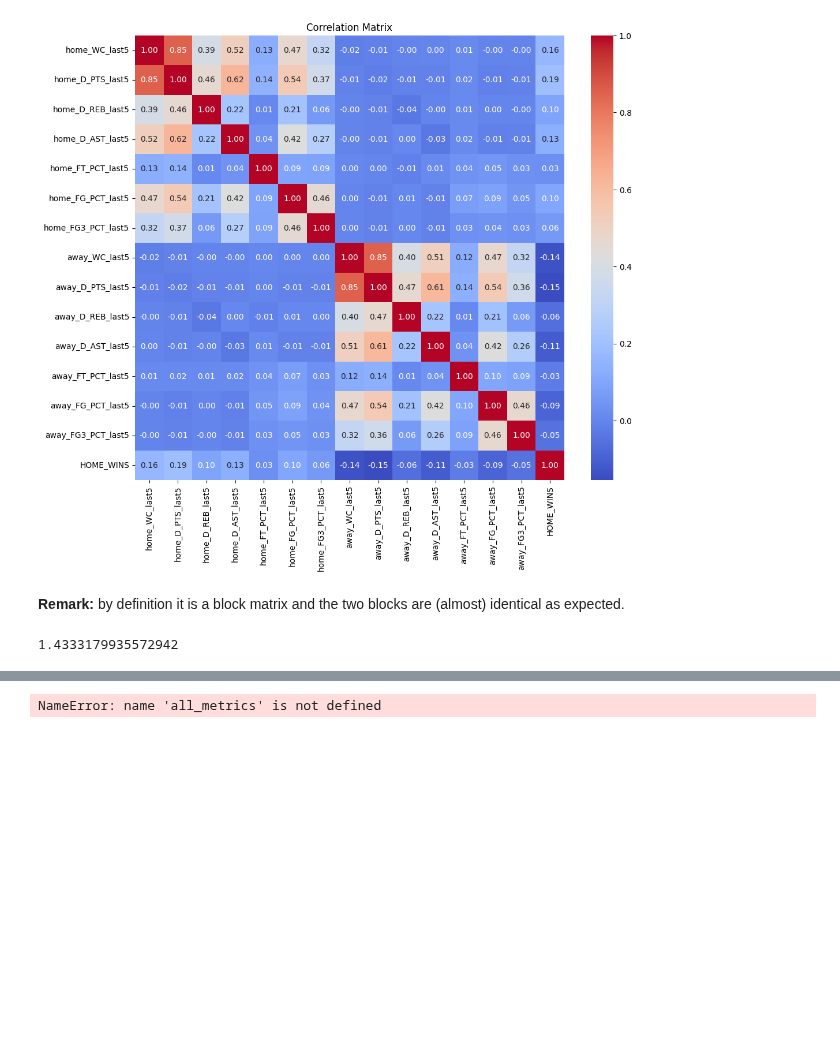
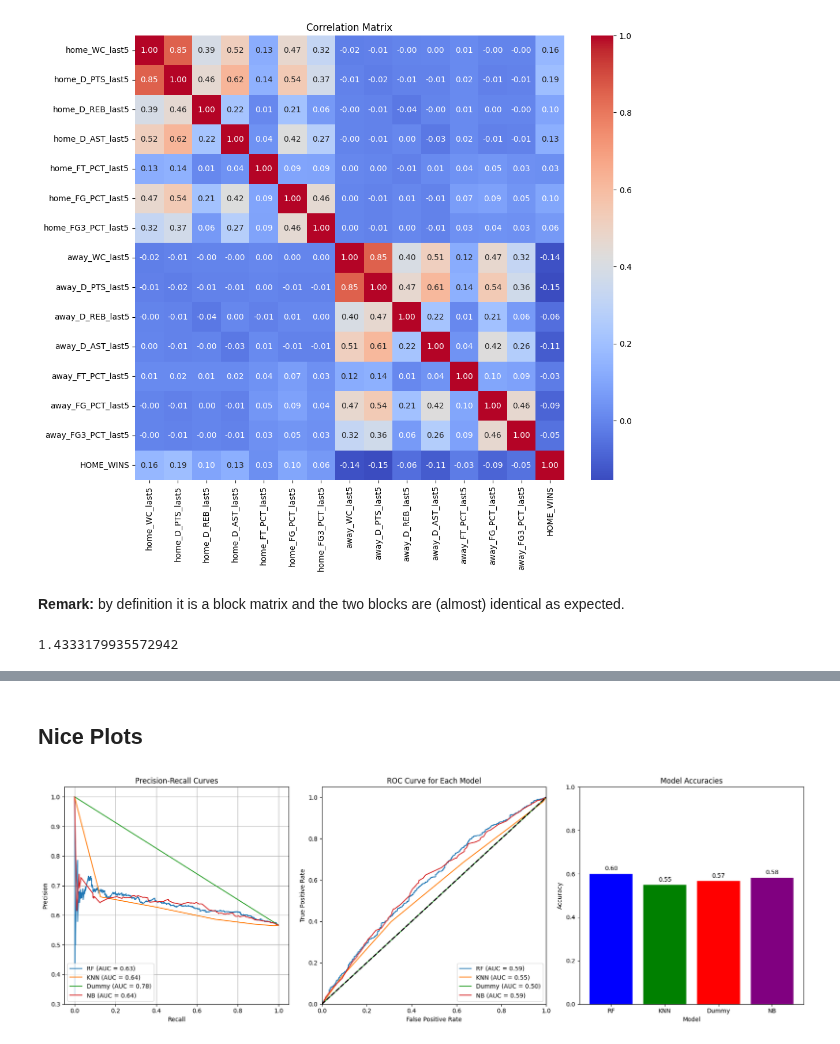
Before and after one commit to giovanni-lucarelli/basket, a Jupyter notebook: main.ipynb, the cells around one changed output, grey strips where cells are left out. Saved outputs shown, nothing was run; the diff lists cells and outputs as text; code cells hidden in the pictures; blank space fills up the shorter version.

```diff
--- a/main.ipynb
+++ b/main.ipynb
@@ -209,4 +244,6 @@ knn_metrics = classification_assessment(best_knn, 'KNN', X_test, y_test)
 dummy_classifier = DummyClassifier()
 dummy_classifier.fit(X_train, y_train)
 
-dummy_metrics = classification_assessment(dummy_classifier, 'dummy', X_test, y_test)
+dummy_metrics = classification_assessment(dummy_classifier, X_test, y_test)
+
+all_metrics['Dummy'] = dummy_metrics
@@ -244,15 +249,0 @@ plt.show()
-# %%
-# Extract accuracies from the metrics
-accuracies = {model: metrics['accuracy'] for model, metrics in all_metrics.items()}
-
-# Plot the accuracies
-plt.figure(figsize=(10, 6))
-plt.bar(accuracies.keys(), accuracies.values(), color=['blue', 'green', 'red', 'purple'])
-# Add the accuracy values on top of each bar
-for i, (model, accuracy) in enumerate(accuracies.items()):
-    plt.text(i, accuracy + 0.01, f'{accuracy:.2f}', ha='center', va='bottom')
-plt.xlabel('Model')
-plt.ylabel('Accuracy')
-plt.title('Model Accuracies')
-plt.ylim(0, 1)
-plt.show()
@@ -263,8 +250,52 @@ Save all the metrics on a file, to make future plots without running everytime
-# %%
-import json
-
-# Save the all_metrics dictionary to a JSON file
-with open('all_metrics.json', 'w') as f:
-    json.dump(all_metrics, f, indent=4)
-# %% [output]
-NameError: name 'all_metrics' is not defined
+# %% [markdown]
+## Nice Plots
+# %%
+# Create a single figure with 3 subplots (1 row, 3 columns)
+fig, axs = plt.subplots(1, 3, figsize=(18, 6))
+
+# Precision-Recall Curve
+for model_name, metrics in all_metrics.items():
+    precision, recall = metrics["precision_recall"]
+    axs[0].plot(recall, precision, label=f'{model_name} (AUC = {metrics["precision_recall_auc"]:.2f})')
+
+axs[0].set_xlabel('Recall')
+axs[0].set_ylabel('Precision')
+axs[0].set_title('Precision-Recall Curves')
+axs[0].legend(loc='lower left')
+axs[0].grid(True)
+
+# ROC Curve
+for model_name, metrics in all_metrics.items():
+    fpr, tpr = metrics['fpr_tpr']
+    axs[1].plot(fpr, tpr, label=f'{model_name} (AUC = {metrics["roc_auc"]:.2f})')
+
+axs[1].plot([0, 1], [0, 1], 'k--', lw=2)
+axs[1].set_xlim([0.0, 1.0])
+axs[1].set_ylim([0.0, 1.05])
+axs[1].set_xlabel('False Positive Rate')
+axs[1].set_ylabel('True Positive Rate')
+axs[1].set_title('ROC Curve for Each Model')
+axs[1].legend(loc='lower right')
+
+# Accuracies Bar Plot
+accuracies = {model: metrics['accuracy'] for model, metrics in all_metrics.items()}
+axs[2].bar(accuracies.keys(), accuracies.values(), color=['blue', 'green', 'red', 'purple'])
+
+# Add the accuracy values on top of each bar
+for i, (model, accuracy) in enumerate(accuracies.items()):
+    axs[2].text(i, accuracy + 0.01, f'{accuracy:.2f}', ha='center', va='bottom')
+
+axs[2].set_xlabel('Model')
+axs[2].set_ylabel('Accuracy')
+axs[2].set_title('Model Accuracies')
+axs[2].set_ylim(0, 1)
+
+# Adjust layout to prevent overlapping of subplots
+plt.tight_layout()
+
+plt.savefig('/content/performancies2022.pdf')
+
+# Show the combined plots
+plt.show()
+# %% [output]
+[figure, added]
```
Also changed, not shown: parts of 36 cells of this notebook.
